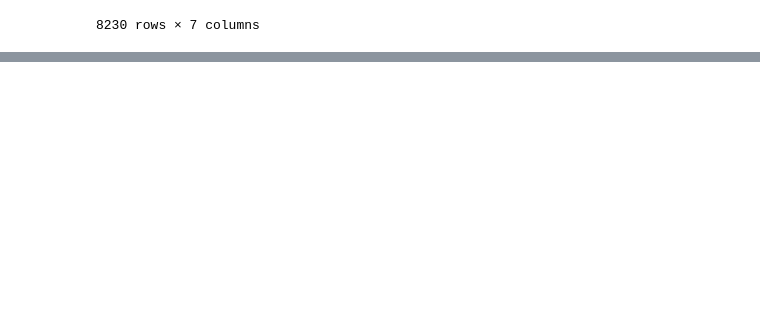
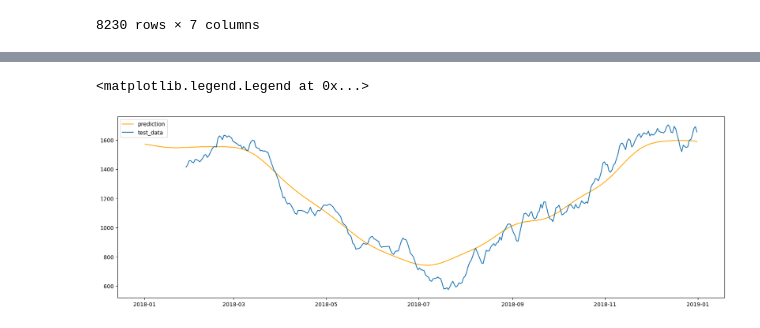
Before and after one commit to fellipessanha/solar-studies, a Jupyter notebook: data-treatment.ipynb, the cells around one changed output, grey strips where cells are left out. Saved outputs shown, nothing was run; the diff lists cells and outputs as text; code cells hidden in the pictures; blank space fills up the shorter version.

```diff
--- a/data-treatment.ipynb
+++ b/data-treatment.ipynb
@@ -227,0 +250,18 @@ reg.plot(forecast)
+# %%
+def period(col):
+    return (col > pd.to_datetime(date_threshold, format=date_mask)) & (
+        col < pd.to_datetime(date_upper_threshold, format=date_mask)
+    )
+
+
+prediction = forecast.loc[testing_treshold(forecast.ds), ["ds", "yhat"]]
+rolling_test_compare = test_rolling.loc[testing_treshold(test.index)]
+rolling_test_compare["doy"] = rolling_test_compare.index.day_of_year
+
+plt.figure(figsize=FIGSIZE)
+plt.plot(prediction.ds, prediction.yhat, color="orange", label="prediction")
+plt.plot(rolling_test_compare[target], label="test_data")
+plt.legend()
+# %% [output]
+<matplotlib.legend.Legend at 0x...>
+[figure, added]
```
Also changed, not shown: parts of 12 cells of this notebook.
